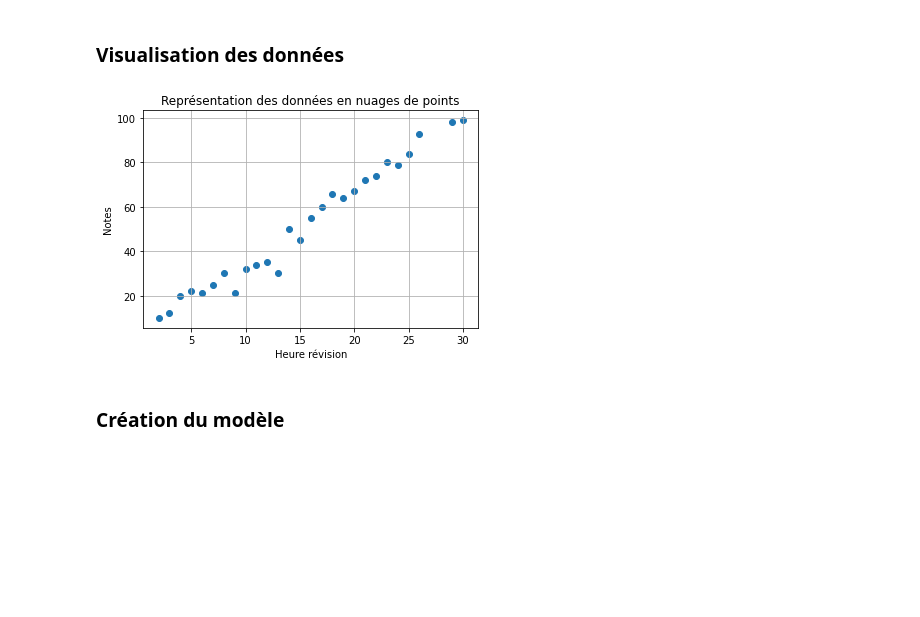
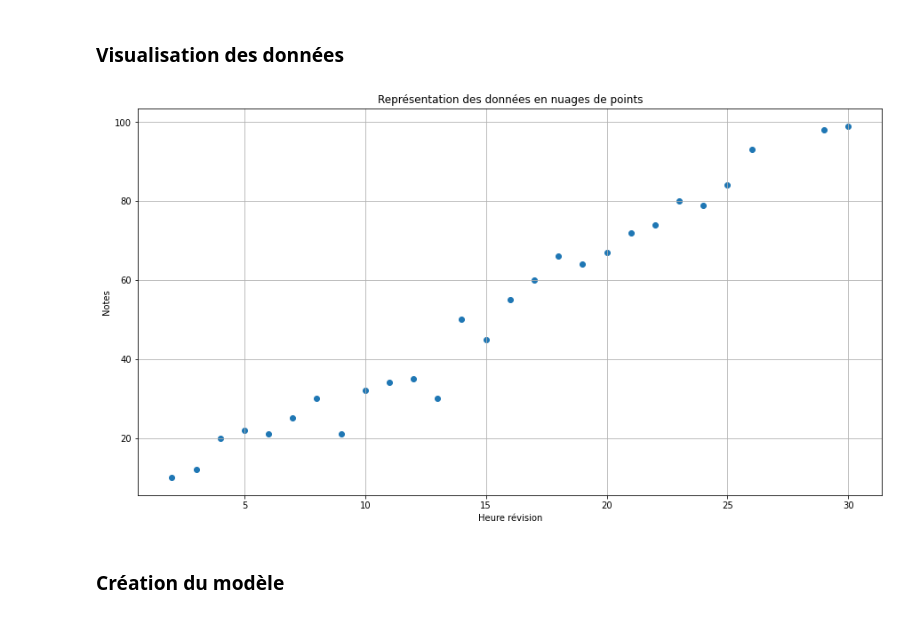
Before and after one commit to CassiaFa/Premier_modele_IA_Simplon, a Jupyter notebook: Premier_model_IA.ipynb, the cells around one changed output. Cells and saved outputs as stored; diff of their text form; code cells hidden in the pictures; blank space fills up the shorter version.

```diff
--- a/Premier_model_IA.ipynb
+++ b/Premier_model_IA.ipynb
@@ -28,14 +28,15 @@ len(data)
 # %% [markdown]
 ### Visualisation des données
 # %%
+plt.figure(figsize = (15,8))
 plt.scatter(data["heure_rev"], data["note"]) # Représentation en nuage de points
 plt.title("Représentation des données en nuages de points") # Titre
 plt.xlabel("Heure révision") # X label
 plt.ylabel("Notes") # Y label
 plt.grid(True) # Activation de la grille
 plt.show()
 # %% [output]
-[figure, old version]
+[figure, new version]
 # %% [markdown]
 ###  Création du modèle
 # %%
```
Also changed, not shown: parts of 77 cells of this notebook.
